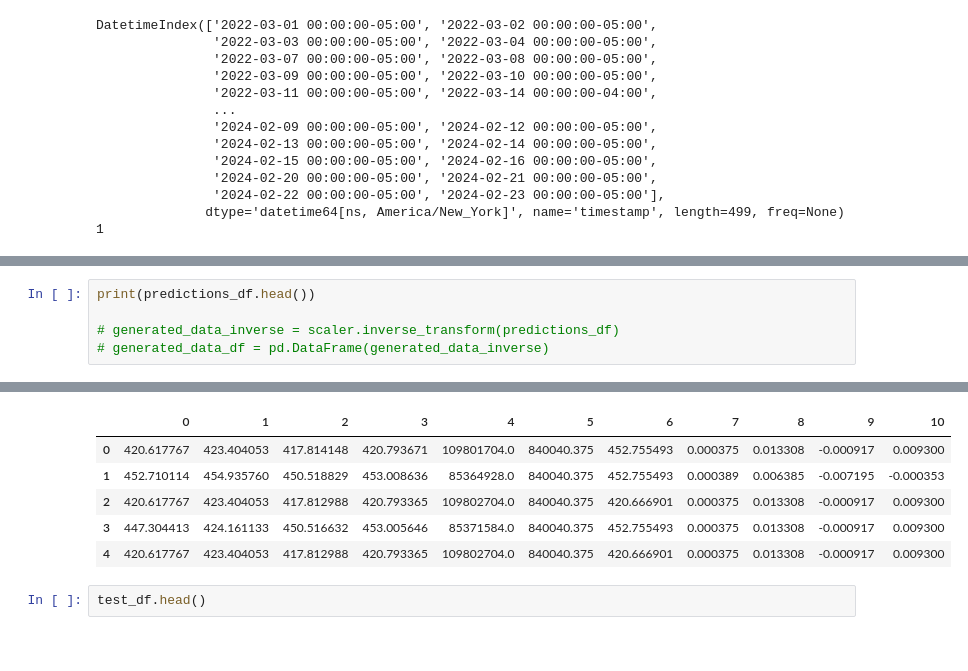
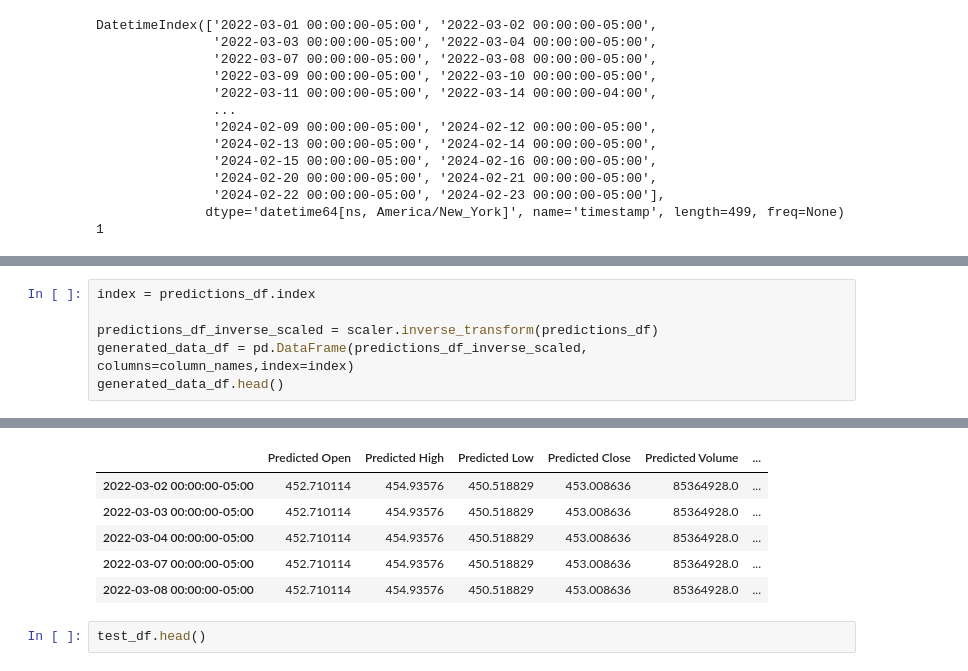
Before and after one commit to EtienneBrown1982/Price_Action_Reloaded, a Jupyter notebook: Predictions/prediction_EB.ipynb, the cells around one changed output, grey strips where cells are left out. Drawn from its saved outputs; the diff is of its cells as text.

```diff
--- a/Predictions/prediction_EB.ipynb
+++ b/Predictions/prediction_EB.ipynb
@@ -445,6 +467,7 @@ for i in range(0,len(test_df_scaled),window_size):
 # %%
-print(predictions_df.head())
+index = predictions_df.index
 
-# generated_data_inverse = scaler.inverse_transform(predictions_df)
-# generated_data_df = pd.DataFrame(generated_data_inverse)
+predictions_df_inverse_scaled = scaler.inverse_transform(predictions_df)
+generated_data_df = pd.DataFrame(predictions_df_inverse_scaled, columns=column_names,index=index)
+generated_data_df.head()
 # %% [output]
@@ -468,9 +474,9 @@ print(predictions_df.head())
-|  | 0 | 1 | 2 | 3 | 4 | 5 | 6 | 7 | 8 | 9 | 10 |
-| 0 | 420.617767 | 423.404053 | 417.814148 | 420.793671 | 109801704.0 | 840040.375 | 452.755493 | 0.000375 | 0.013308 | -0.000917 | 0.009300 |
-| 1 | 452.710114 | 454.935760 | 450.518829 | 453.008636 | 85364928.0 | 840040.375 | 452.755493 | 0.000389 | 0.006385 | -0.007195 | -0.000353 |
-| 2 | 420.617767 | 423.404053 | 417.812988 | 420.793365 | 109802704.0 | 840040.375 | 420.666901 | 0.000375 | 0.013308 | -0.000917 | 0.009300 |
-| 3 | 447.304413 | 424.161133 | 450.516632 | 453.005646 | 85371584.0 | 840040.375 | 452.755493 | 0.000375 | 0.013308 | -0.000917 | 0.009300 |
-| 4 | 420.617767 | 423.404053 | 417.812988 | 420.793365 | 109802704.0 | 840040.375 | 420.666901 | 0.000375 | 0.013308 | -0.000917 | 0.009300 |
+|  | Predicted Open | Predicted High | Predicted Low | Predicted Close | Predicted Volume | ... |
+| 2022-03-02 00:00:00-05:00 | 452.710114 | 454.93576 | 450.518829 | 453.008636 | 85364928.0 | ... |
+| 2022-03-03 00:00:00-05:00 | 452.710114 | 454.93576 | 450.518829 | 453.008636 | 85364928.0 | ... |
+| 2022-03-04 00:00:00-05:00 | 452.710114 | 454.93576 | 450.518829 | 453.008636 | 85364928.0 | ... |
+| 2022-03-07 00:00:00-05:00 | 452.710114 | 454.93576 | 450.518829 | 453.008636 | 85364928.0 | ... |
+| 2022-03-08 00:00:00-05:00 | 452.710114 | 454.93576 | 450.518829 | 453.008636 | 85364928.0 | ... |
 # %%
 test_df.head()
 # %% [output]
```
Also changed, not shown: parts of 40 cells of this notebook, 3 other files.
